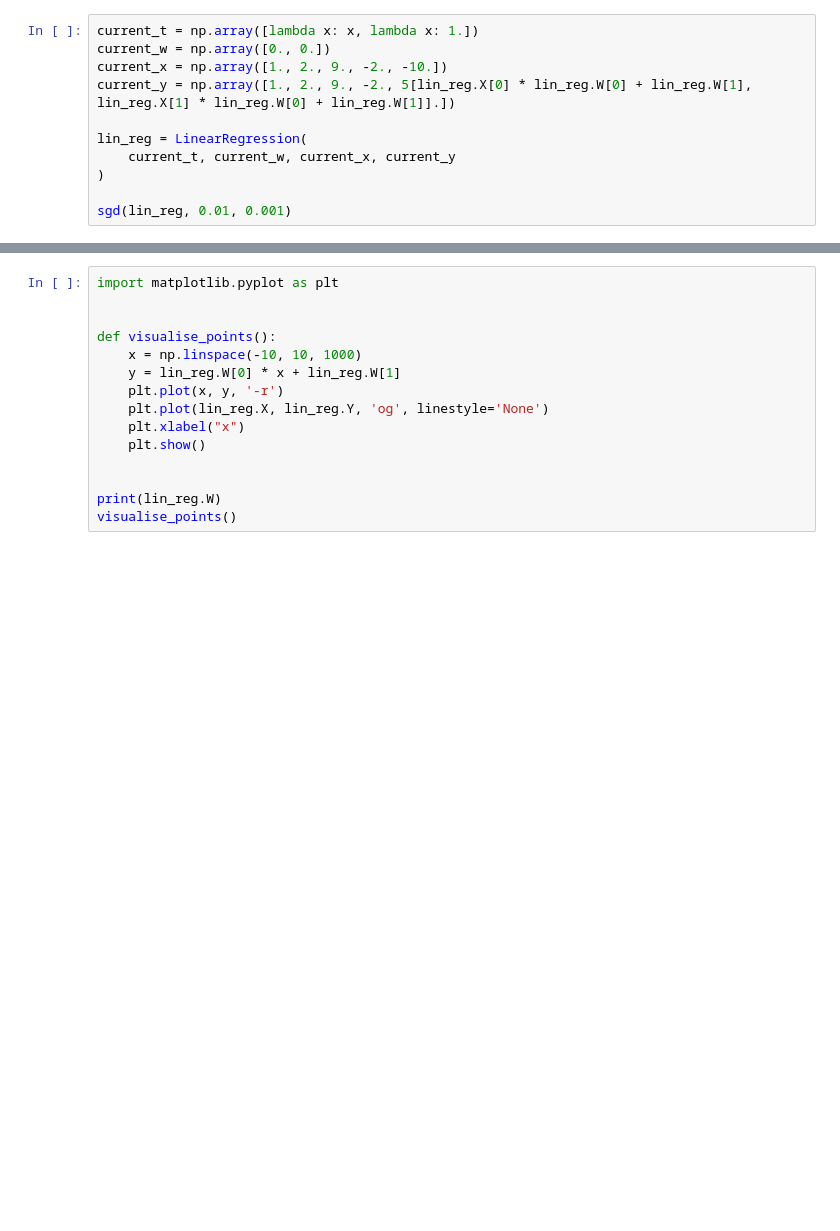
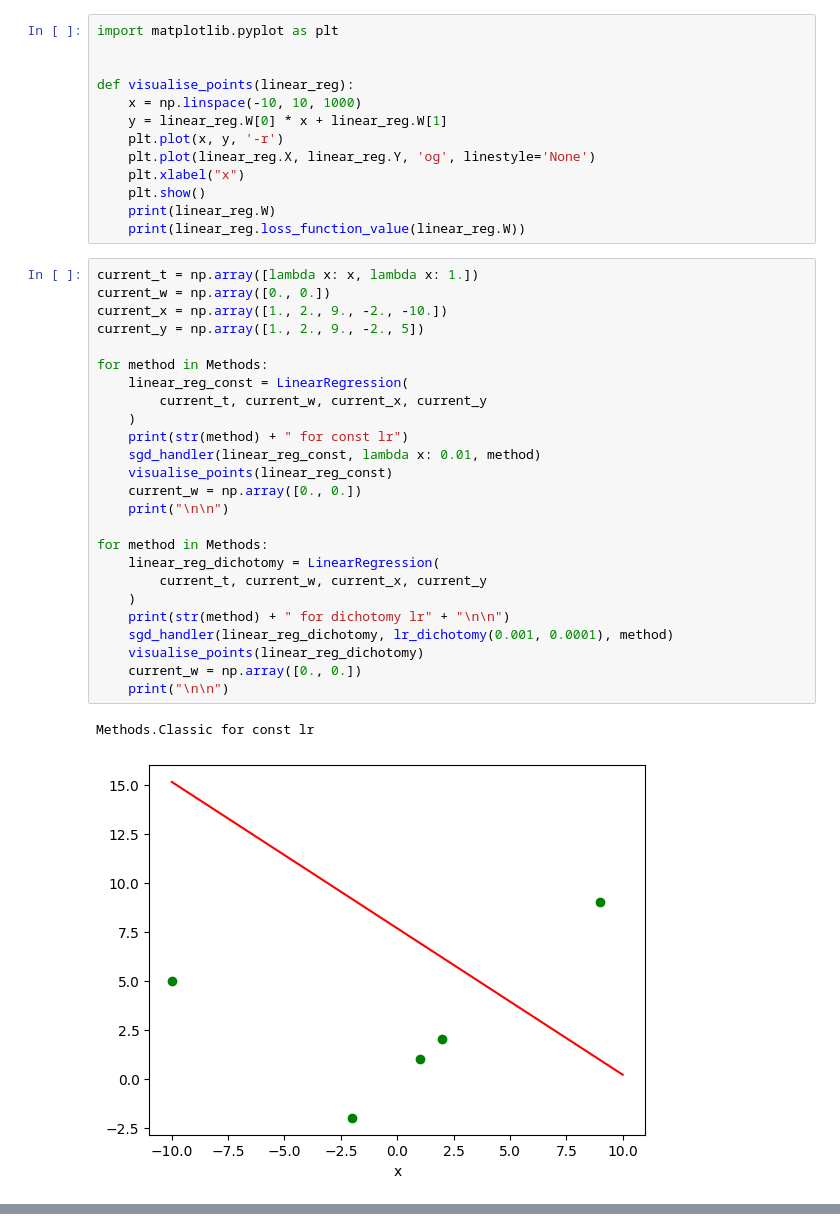
Before and after one commit to BasedKT/lab2, a Jupyter notebook: solution_lab2.ipynb, the cells around one changed output, grey strips where cells are left out. Saved outputs shown, nothing was run; the diff lists cells and outputs as text; blank space fills up the shorter version.

```diff
--- a/solution_lab2.ipynb
+++ b/solution_lab2.ipynb
@@ -41,11 +90,41 @@ def sgd(lin_reg, lr, eps, batch=1, max_num_of_step=10000):
+# %%
+import matplotlib.pyplot as plt
+
+
+def visualise_points(linear_reg):
+    x = np.linspace(-10, 10, 1000)
+    y = linear_reg.W[0] * x + linear_reg.W[1]
+    plt.plot(x, y, '-r')
+    plt.plot(linear_reg.X, linear_reg.Y, 'og', linestyle='None')
+    plt.xlabel("x")
+    plt.show()
+    print(linear_reg.W)
+    print(linear_reg.loss_function_value(linear_reg.W))
 # %%
 current_t = np.array([lambda x: x, lambda x: 1.])
 current_w = np.array([0., 0.])
 current_x = np.array([1., 2., 9., -2., -10.])
-current_y = np.array([1., 2., 9., -2., 5[lin_reg.X[0] * lin_reg.W[0] + lin_reg.W[1], lin_reg.X[1] * lin_reg.W[0] + lin_reg.W[1]].])
+current_y = np.array([1., 2., 9., -2., 5])
 
-lin_reg = LinearRegression(
-    current_t, current_w, current_x, current_y
-)
+for method in Methods:
+    linear_reg_const = LinearRegression(
+        current_t, current_w, current_x, current_y
+    )
+    print(str(method) + " for const lr")
+    sgd_handler(linear_reg_const, lambda x: 0.01, method)
+    visualise_points(linear_reg_const)
+    current_w = np.array([0., 0.])
+    print("\n\n")
 
-sgd(lin_reg, 0.01, 0.001)
+for method in Methods:
+    linear_reg_dichotomy = LinearRegression(
+        current_t, current_w, current_x, current_y
+    )
+    print(str(method) + " for dichotomy lr" + "\n\n")
+    sgd_handler(linear_reg_dichotomy, lr_dichotomy(0.001, 0.0001), method)
+    visualise_points(linear_reg_dichotomy)
+    current_w = np.array([0., 0.])
+    print("\n\n")
+# %% [output]
+Methods.Classic for const lr
+[figure, added]
@@ -52,15 +166,0 @@ sgd(lin_reg, 0.01, 0.001)
-# %%
-import matplotlib.pyplot as plt
-
-
-def visualise_points():
-    x = np.linspace(-10, 10, 1000)
-    y = lin_reg.W[0] * x + lin_reg.W[1]
-    plt.plot(x, y, '-r')
-    plt.plot(lin_reg.X, lin_reg.Y, 'og', linestyle='None')
-    plt.xlabel("x")
-    plt.show()
-
-
-print(lin_reg.W)
-visualise_points()
```
Also changed, not shown: parts of 2 cells of this notebook.
